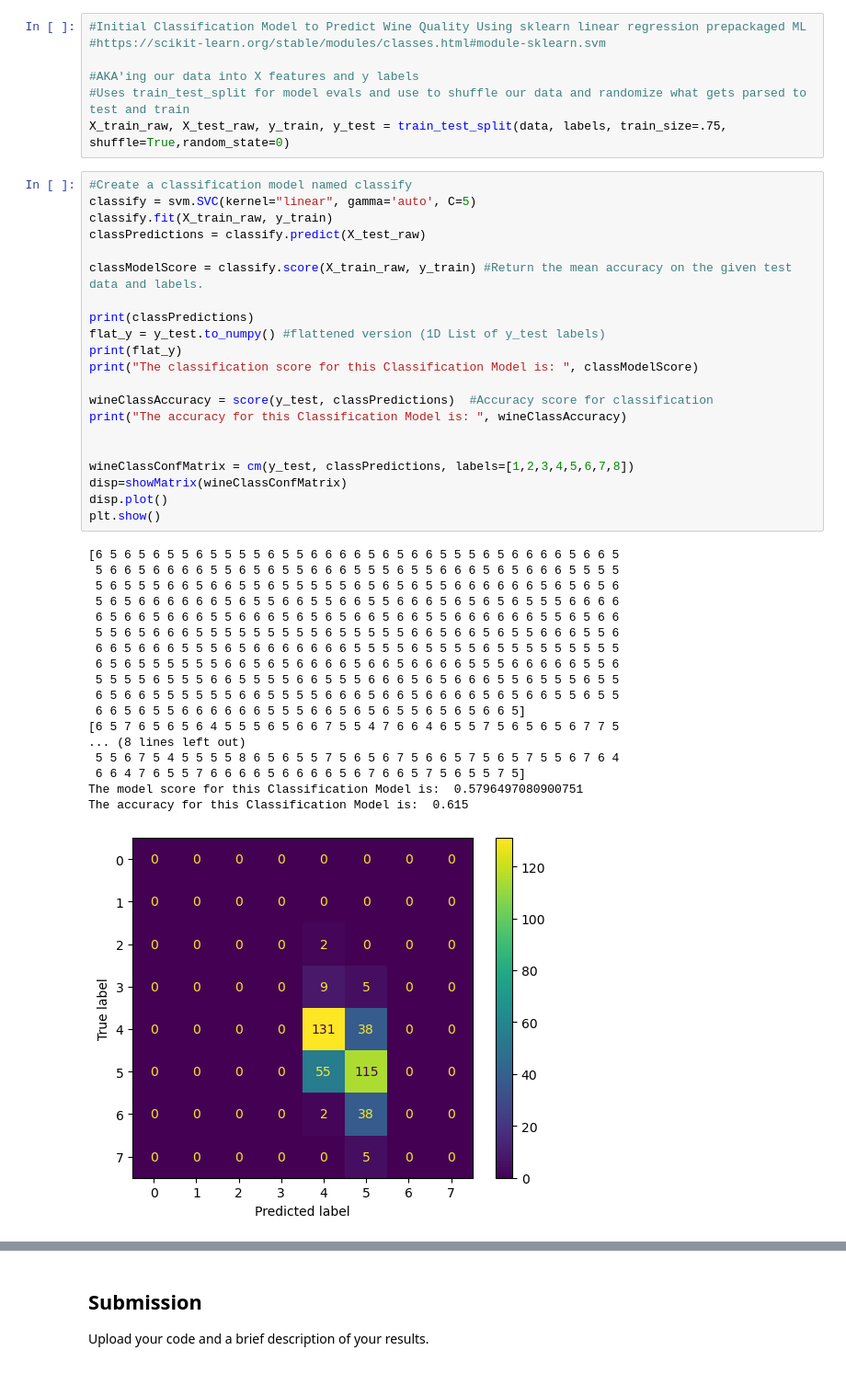
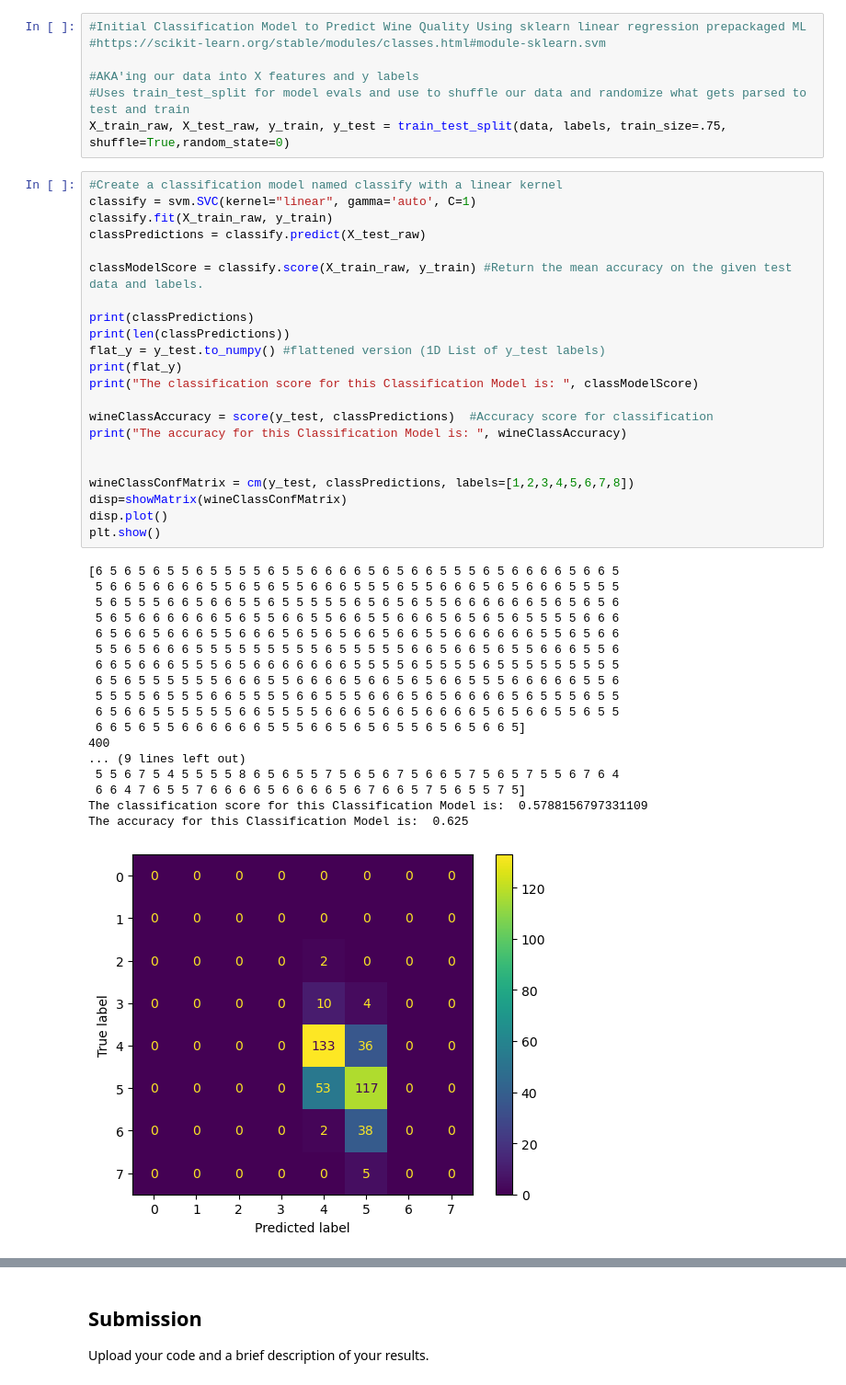
Before and after one commit to COSC5557/warmup-lrstafford, a Jupyter notebook: exercise1.ipynb, the cells around one changed output, grey strips where cells are left out. Shown: that part at 92% size. Saved outputs shown, nothing was run; the diff lists cells and outputs as text.

```diff
--- a/exercise1.ipynb
+++ b/exercise1.ipynb
@@ -189,42 +224,43 @@ classification problem. Evaluate the performance of your trained model again.
 #Uses train_test_split for model evals and use to shuffle our data and randomize what gets parsed to test and train
 X_train_raw, X_test_raw, y_train, y_test = train_test_split(data, labels, train_size=.75, shuffle=True,random_state=0)
 # %%
-#Create a classification model named classify
-classify = svm.SVC(kernel="linear", gamma='auto', C=5)
+#Create a classification model named classify with a linear kernel
+classify = svm.SVC(kernel="linear", gamma='auto', C=1)
 classify.fit(X_train_raw, y_train)
 classPredictions = classify.predict(X_test_raw)
 
 classModelScore = classify.score(X_train_raw, y_train) #Return the mean accuracy on the given test data and labels.
 
 print(classPredictions)
+print(len(classPredictions))
 flat_y = y_test.to_numpy() #flattened version (1D List of y_test labels)
 print(flat_y)
 print("The classification score for this Classification Model is: ", classModelScore)
 
 wineClassAccuracy = score(y_test, classPredictions)  #Accuracy score for classification
 print("The accuracy for this Classification Model is: ", wineClassAccuracy)
 
 
 wineClassConfMatrix = cm(y_test, classPredictions, labels=[1,2,3,4,5,6,7,8])
 disp=showMatrix(wineClassConfMatrix)
 disp.plot()
 plt.show()
 # %% [output]
 [6 5 6 5 6 5 5 6 5 5 5 5 6 5 5 6 6 6 6 5 6 5 6 6 5 5 5 6 5 6 6 6 6 5 6 6 5
  5 6 6 5 6 6 6 6 5 5 6 5 6 5 5 6 6 6 5 5 5 6 5 5 6 6 6 5 6 5 6 6 6 5 5 5 5
  5 6 5 5 5 6 6 5 6 6 5 5 6 5 5 5 5 5 6 5 6 5 6 5 5 6 6 6 6 6 6 5 6 5 6 5 6
- 5 6 5 6 6 6 6 6 6 5 6 5 5 6 6 5 5 6 6 5 5 6 6 6 5 6 5 6 5 6 5 5 5 6 6 6 6
+ 5 6 5 6 6 6 6 6 6 5 6 5 5 6 6 5 5 6 6 5 5 6 6 6 5 6 5 6 5 6 5 5 5 5 6 6 6
  6 5 6 6 5 6 6 6 5 5 6 6 6 5 6 5 6 5 6 6 5 6 6 5 5 6 6 6 6 6 6 5 5 6 5 6 6
  5 5 6 5 6 6 6 5 5 5 5 5 5 5 5 5 6 5 5 5 5 5 6 6 5 6 6 5 6 5 5 6 6 6 5 5 6
  6 6 5 6 6 6 5 5 5 6 5 6 6 6 6 6 6 6 5 5 5 5 6 5 5 5 5 6 5 5 5 5 5 5 5 5 5
- 6 5 6 5 5 5 5 5 5 6 6 5 6 5 6 6 6 6 5 6 6 5 6 6 6 6 5 5 5 6 6 6 6 6 5 5 6
- 5 5 5 5 6 5 5 5 6 6 5 5 5 5 6 6 5 5 5 6 6 6 5 6 5 6 6 6 5 5 6 5 5 5 6 5 5
+ 6 5 6 5 5 5 5 5 5 6 6 6 5 5 6 6 6 6 5 6 6 5 6 5 6 6 5 5 5 6 6 6 6 6 5 5 6
+ 5 5 5 5 6 5 5 5 6 6 5 5 5 5 6 6 5 5 5 6 6 6 5 6 5 6 6 6 6 5 6 5 5 5 6 5 5
  6 5 6 6 5 5 5 5 5 5 6 6 5 5 5 5 6 6 6 5 6 6 5 6 6 6 6 5 6 5 6 6 5 5 6 5 5
  6 6 5 6 5 5 6 6 6 6 6 6 5 5 5 6 6 5 6 5 6 5 5 6 5 6 5 6 6 5]
-[6 5 7 6 5 6 5 6 4 5 5 5 6 5 6 6 7 5 5 4 7 6 6 4 6 5 5 7 5 6 5 6 5 6 7 7 5
-... (8 lines left out)
+400
+... (9 lines left out)
  5 5 6 7 5 4 5 5 5 5 8 6 5 6 5 5 7 5 6 5 6 7 5 6 6 5 7 5 6 5 7 5 5 6 7 6 4
  6 6 4 7 6 5 5 7 6 6 6 6 5 6 6 6 6 5 6 7 6 6 5 7 5 6 5 5 7 5]
-The model score for this Classification Model is:  0.5796497080900751
-The accuracy for this Classification Model is:  0.615
+The classification score for this Classification Model is:  0.5788156797331109
+The accuracy for this Classification Model is:  0.625
-[figure, old version]
+[figure, new version]
```
Also changed, not shown: parts of 7 cells of this notebook.
